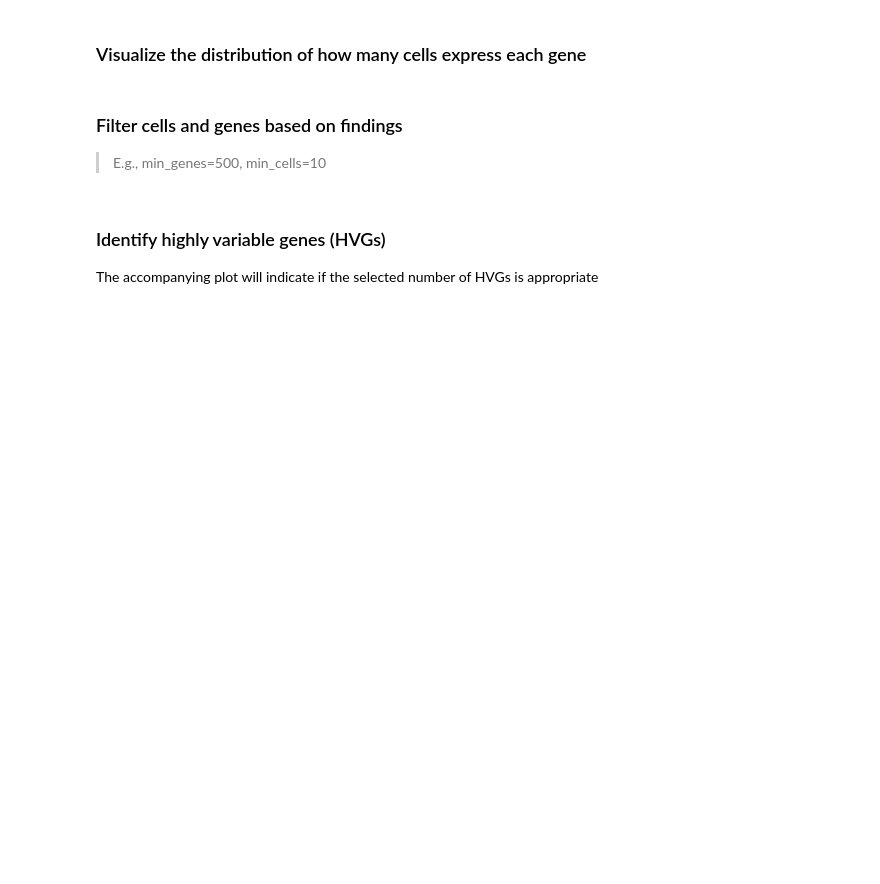
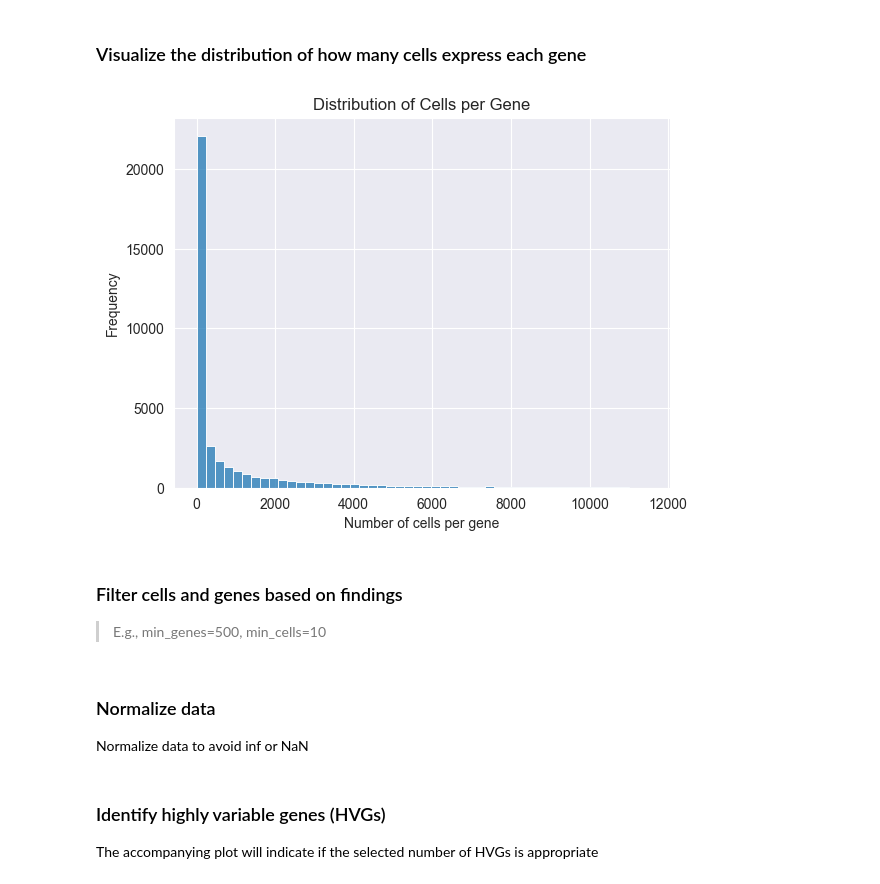
Before and after one commit to RCHENLAB/scGPT_fineTune_protocol, a Jupyter notebook: notebooks/protocol_notebook.ipynb, the cells around one changed output. Drawn from its saved outputs; the diff is of its cells as text; code cells hidden in the pictures; blank space fills up the shorter version.

```diff
--- a/notebooks/protocol_notebook.ipynb
+++ b/notebooks/protocol_notebook.ipynb
@@ -21,5 +40,5 @@ import seaborn as sns
 import matplotlib.pyplot as plt
 %matplotlib inline
 # %%
-adata = sc.read('TRAIN_snRNA.h5ad', backup_url='DATA_URL')
+adata = sc.read('../datasets/TRAIN_snRNA2_9M.h5ad', backup_url='DATA_URL')
 print(adata)
@@ -35,12 +60,14 @@ plt.show()
 # %% [markdown]
 ### Visualize the distribution of how many cells express each gene
 # %%
-adata.var['n_cells_by_counts'] = (adata.X > 0).sum(axis=0)
+adata.var['n_cells_by_counts'] = (adata.X > 0).sum(axis=0).A1
 sns.histplot(adata.var['n_cells_by_counts'], bins=50, kde=False)
 plt.xlabel('Number of cells per gene')
 plt.ylabel('Frequency')
 plt.title('Distribution of Cells per Gene')
 plt.show()
+# %% [output]
+[figure, added]
 # %% [markdown]
 ### Filter cells and genes based on findings
 > E.g., min_genes=500, min_cells=10
@@ -49,0 +91,3 @@ sc.pp.filter_genes(adata, min_cells=10)
+# %% [markdown]
+### Normalize data
+Normalize data to avoid inf or NaN
```
Also changed, not shown: parts of 17 cells of this notebook.
